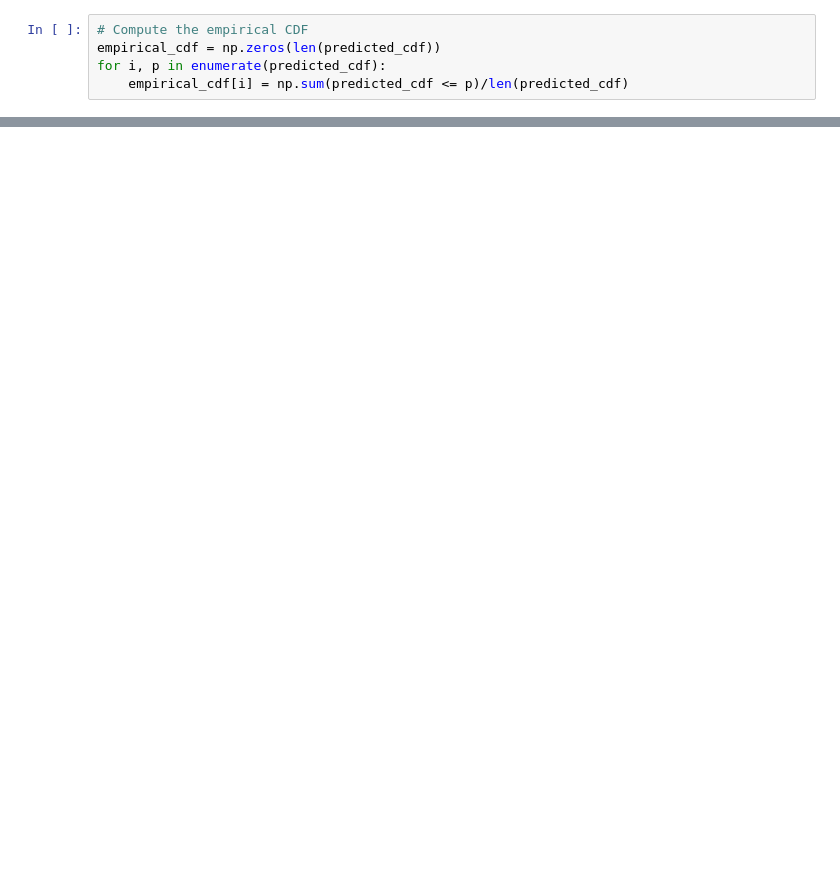
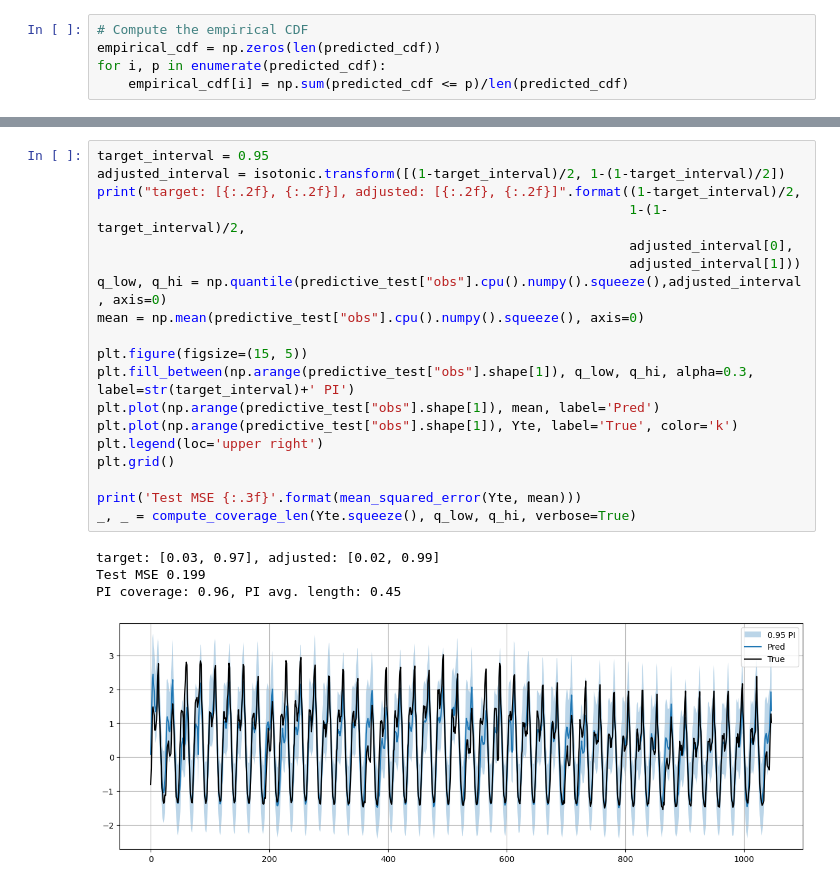
Before and after one commit to MicheleUIT/Probabilistic-load-forecasting-with-Reservoir-Computing, a Jupyter notebook: code/time_series_forecast.ipynb, the cells around one changed output, grey strips where cells are left out. Cells and saved outputs as stored; diff of their text form; blank space fills up the shorter version.

```diff
--- a/code/time_series_forecast.ipynb
+++ b/code/time_series_forecast.ipynb
@@ -406,0 +462,24 @@ ax.legend(fontsize=17)
+# %%
+target_interval = 0.95
+adjusted_interval = isotonic.transform([(1-target_interval)/2, 1-(1-target_interval)/2])
+print("target: [{:.2f}, {:.2f}], adjusted: [{:.2f}, {:.2f}]".format((1-target_interval)/2,
+                                                                    1-(1-target_interval)/2,
+                                                                    adjusted_interval[0],
+                                                                    adjusted_interval[1]))
+q_low, q_hi = np.quantile(predictive_test["obs"].cpu().numpy().squeeze(),adjusted_interval , axis=0)
+mean = np.mean(predictive_test["obs"].cpu().numpy().squeeze(), axis=0)
+
+plt.figure(figsize=(15, 5))
+plt.fill_between(np.arange(predictive_test["obs"].shape[1]), q_low, q_hi, alpha=0.3, label=str(target_interval)+' PI')
+plt.plot(np.arange(predictive_test["obs"].shape[1]), mean, label='Pred')
+plt.plot(np.arange(predictive_test["obs"].shape[1]), Yte, label='True', color='k')
+plt.legend(loc='upper right')
+plt.grid()
+
+print('Test MSE {:.3f}'.format(mean_squared_error(Yte, mean)))
+_, _ = compute_coverage_len(Yte.squeeze(), q_low, q_hi, verbose=True)
+# %% [output]
+target: [0.03, 0.97], adjusted: [0.02, 0.99]
+Test MSE 0.199
+PI coverage: 0.96, PI avg. length: 0.45
+[figure, added]
```
Also changed, not shown: parts of 15 cells of this notebook.
